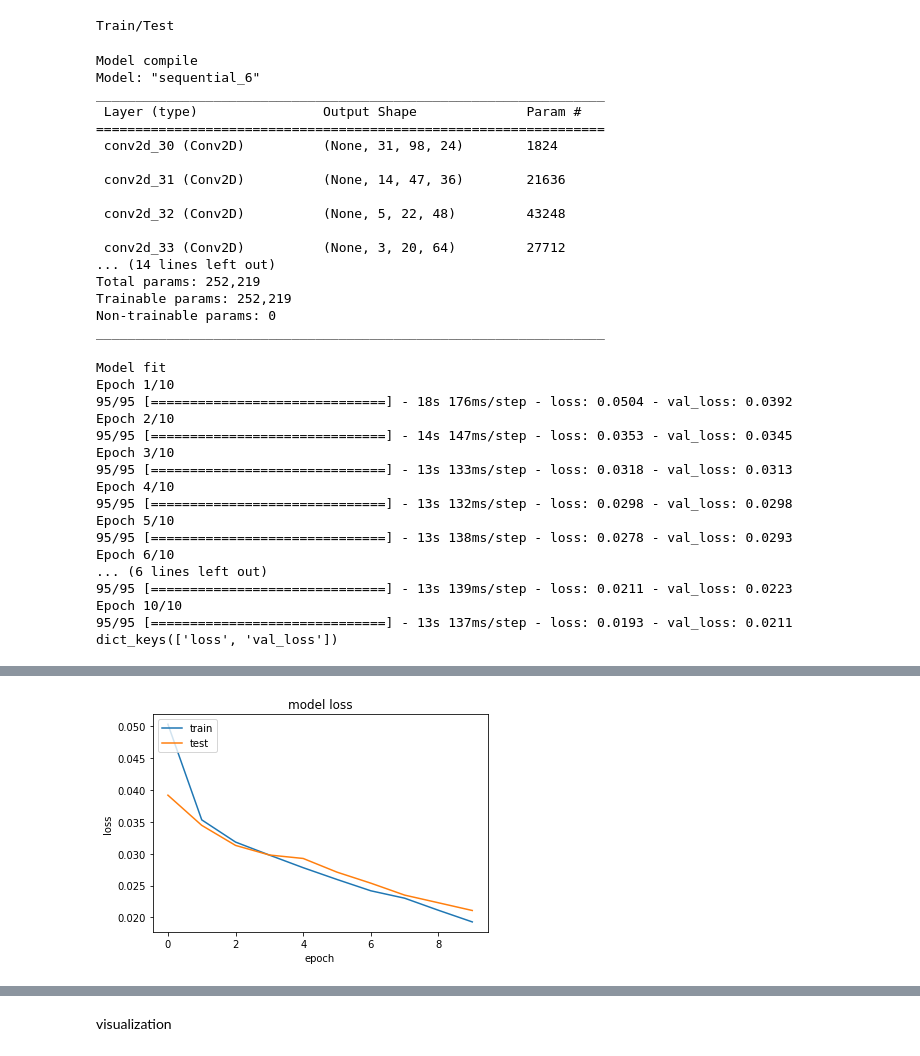
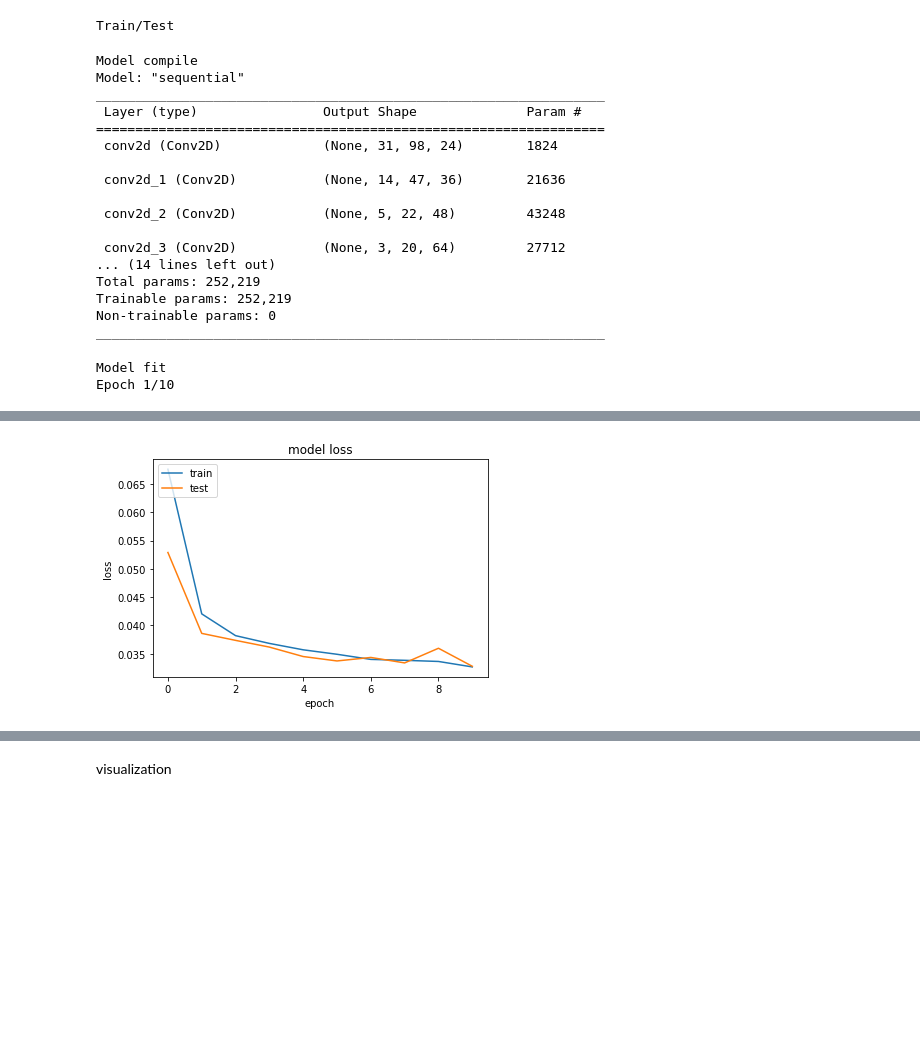
Before and after one commit to ahmedius2/DeepPicar-v3-awsdeepracer, a Jupyter notebook: RunAll.ipynb, the cells around one changed output, grey strips where cells are left out. Drawn from its saved outputs; the diff is of its cells as text; code cells hidden in the pictures; blank space fills up the shorter version.

```diff
--- a/RunAll.ipynb
+++ b/RunAll.ipynb
@@ -70,7 +69,7 @@ model.add(layers.Flatten())
 model.add(layers.Dense(100, activation='relu'))
 model.add(layers.Dense(50, activation='relu'))
 model.add(layers.Dense(10, activation='relu'))
-model.add(layers.Dense(1))
+model.add(layers.Dense(1, activation='tanh'))
 # %%
 if use_match_histogram:
     refs = []
@@ -166,17 +165,17 @@ model.compile(optimizer=tf.keras.optimizers.Adam(1e-4),
 model.summary()
 # %% [output]
 Model compile
-Model: "sequential_6"
+Model: "sequential"
 _________________________________________________________________
  Layer (type)                Output Shape              Param #
 =================================================================
- conv2d_30 (Conv2D)          (None, 31, 98, 24)        1824
+ conv2d (Conv2D)             (None, 31, 98, 24)        1824
 
- conv2d_31 (Conv2D)          (None, 14, 47, 36)        21636
+ conv2d_1 (Conv2D)           (None, 14, 47, 36)        21636
 
- conv2d_32 (Conv2D)          (None, 5, 22, 48)         43248
+ conv2d_2 (Conv2D)           (None, 5, 22, 48)         43248
 
- conv2d_33 (Conv2D)          (None, 3, 20, 64)         27712
+ conv2d_3 (Conv2D)           (None, 3, 20, 64)         27712
 ... (14 lines left out)
 Total params: 252,219
 Trainable params: 252,219
@@ -184,6 +183,7 @@ Non-trainable params: 0
 _________________________________________________________________
 # %%
 print ("Model fit")
+model.reset_states()
 history = model.fit(x_train, y_train, batch_size=100,
                     epochs=10, validation_data=(x_test, y_test))
 
@@ -199,18 +199,3 @@ plt.show()
 # %% [output]
 Model fit
 Epoch 1/10
-95/95 [==============================] - 18s 176ms/step - loss: 0.0504 - val_loss: 0.0392
-Epoch 2/10
-95/95 [==============================] - 14s 147ms/step - loss: 0.0353 - val_loss: 0.0345
-Epoch 3/10
-95/95 [==============================] - 13s 133ms/step - loss: 0.0318 - val_loss: 0.0313
-Epoch 4/10
-95/95 [==============================] - 13s 132ms/step - loss: 0.0298 - val_loss: 0.0298
-Epoch 5/10
-95/95 [==============================] - 13s 138ms/step - loss: 0.0278 - val_loss: 0.0293
-Epoch 6/10
-... (6 lines left out)
-95/95 [==============================] - 13s 139ms/step - loss: 0.0211 - val_loss: 0.0223
-Epoch 10/10
-95/95 [==============================] - 13s 137ms/step - loss: 0.0193 - val_loss: 0.0211
-dict_keys(['loss', 'val_loss'])
@@ -217,4 +223,4 @@ dict_keys(['loss', 'val_loss'])
-[figure, old version]
+[figure, new version]
 # %%
 # Helper functions for evaluating model accuracy
 def rad2deg(rad):
```
Also changed, not shown: parts of 8 cells of this notebook, 2 other files.
